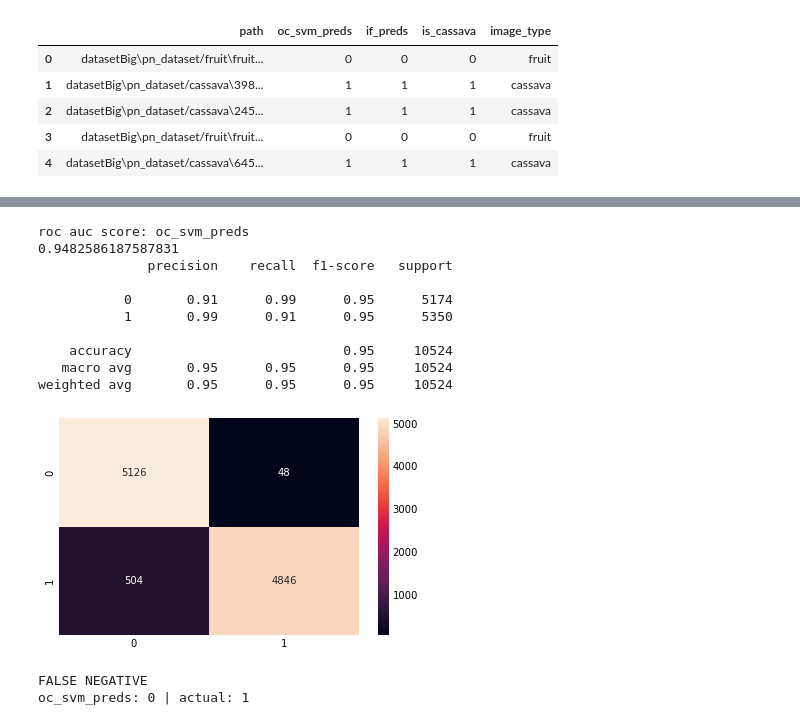
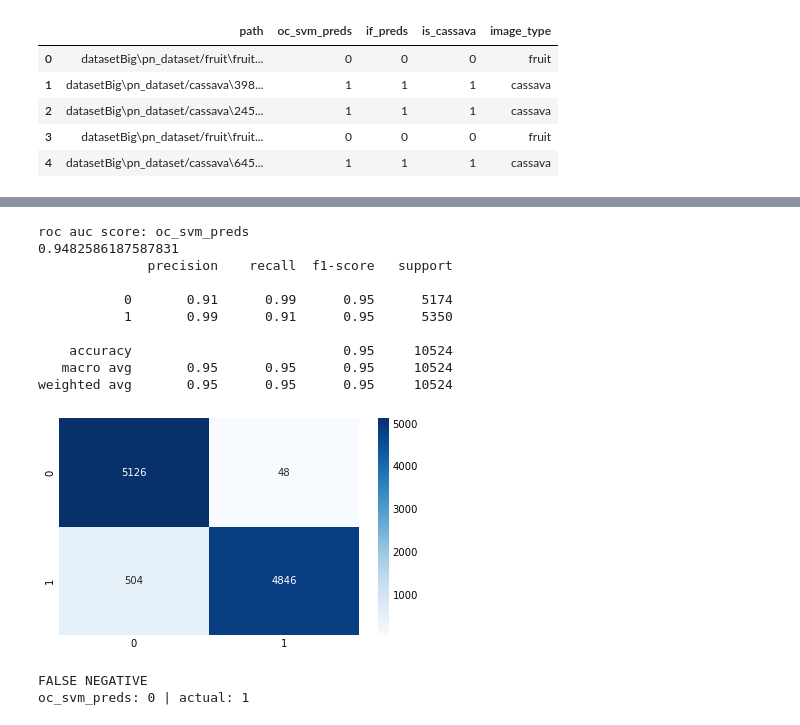
Before and after one commit to nared45/Cassava-Disease-Classification-Using-Line-BOT, a Jupyter notebook: OCC-Cassava-TryToTune/OCC-Useing-SVM.ipynb, the cells around one changed output, grey strips where cells are left out. Drawn from its saved outputs; the diff is of its cells as text; code cells hidden in the pictures.

```diff
--- a/OCC-Cassava-TryToTune/OCC-Useing-SVM.ipynb
+++ b/OCC-Cassava-TryToTune/OCC-Useing-SVM.ipynb
@@ -211,23 +211,23 @@ weighted avg       0.94      0.94      0.94     10524
 # %%
 print('roc auc score: oc_svm_preds')
 oc_svm_preds=svm_if_results['oc_svm_preds']
 actual=svm_if_results['is_cassava']
 print(roc_auc_score(actual, oc_svm_preds))
 print(classification_report(actual, oc_svm_preds))
-sns.heatmap(confusion_matrix(actual, oc_svm_preds),annot=True,fmt='2.0f')
+sns.heatmap(confusion_matrix(actual, oc_svm_preds),annot=True,fmt='2.0f',cmap='Blues')
 plt.show()
 # %% [output]
 roc auc score: oc_svm_preds
 0.9482586187587831
               precision    recall  f1-score   support
 
            0       0.91      0.99      0.95      5174
            1       0.99      0.91      0.95      5350
 
     accuracy                           0.95     10524
    macro avg       0.95      0.95      0.95     10524
 weighted avg       0.95      0.95      0.95     10524
-[figure, old version]
+[figure, new version]
 # %%
 for index, row in svm_if_results[svm_if_results['oc_svm_preds']!=svm_if_results['is_cassava']].head(2).iterrows():
     if row['oc_svm_preds']==1:
```
Also changed, not shown: parts of 2 cells of this notebook, 2 other files.
